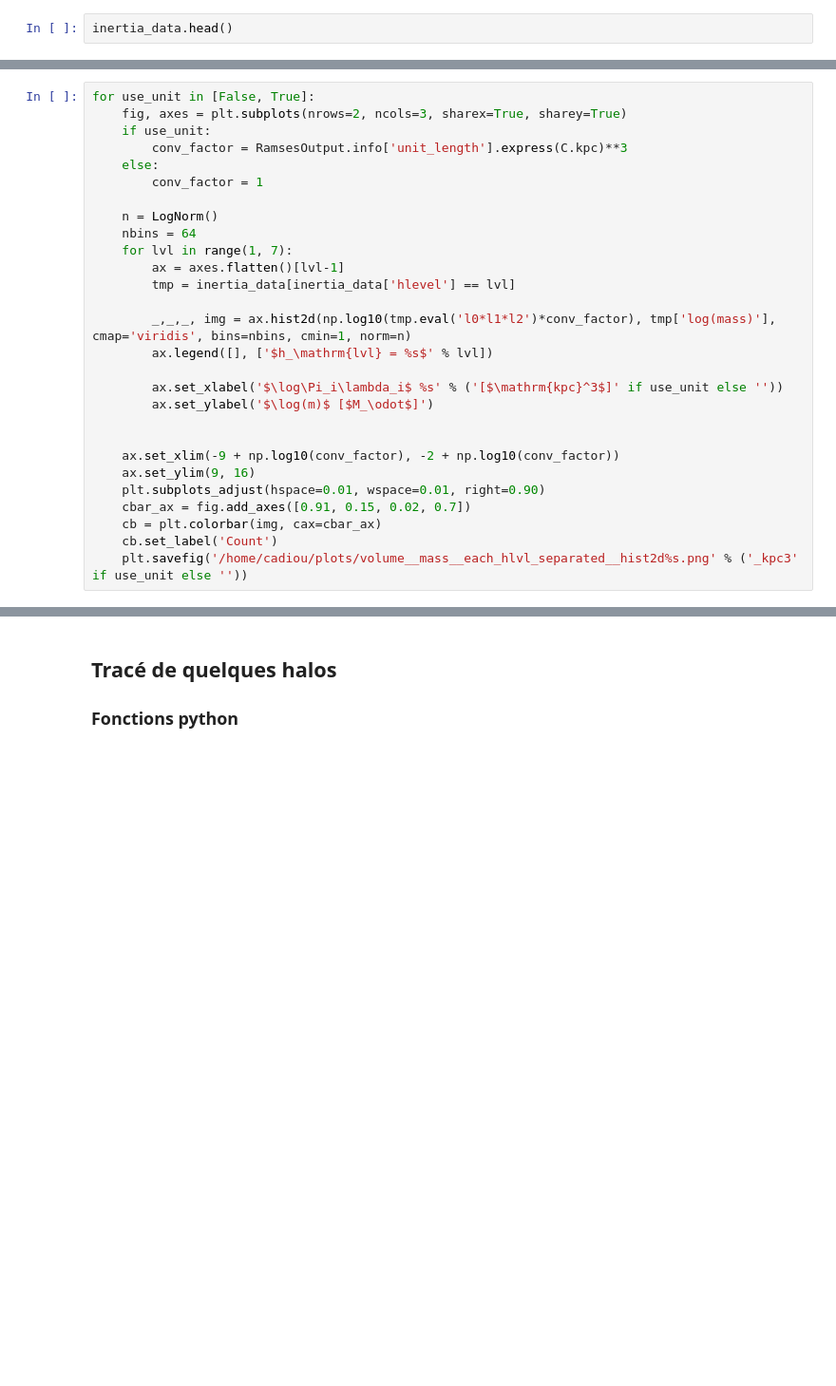
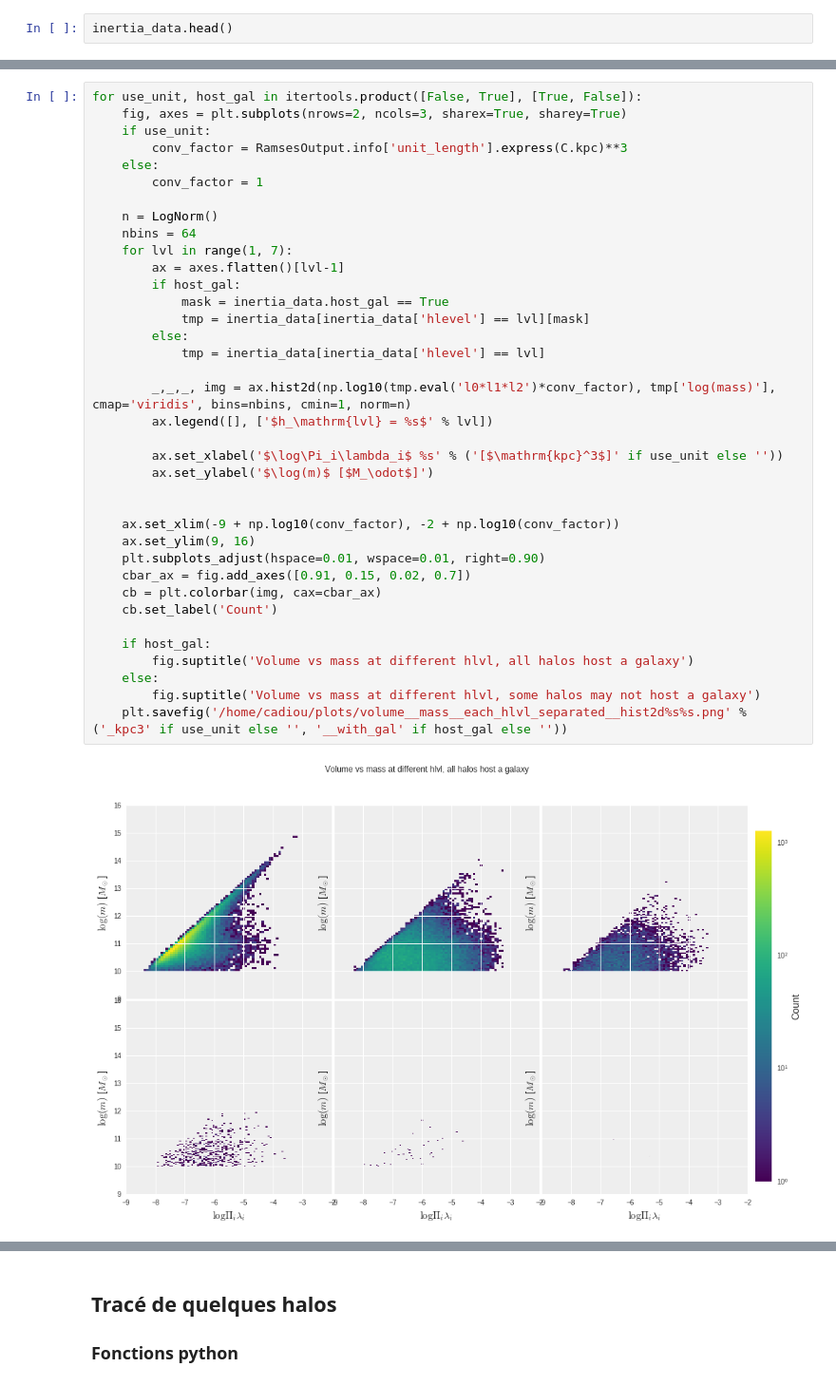
Before and after one commit to cphyc/cosmo_z17to0, a Jupyter notebook: Analyse inertia.ipynb, the cells around one changed output, grey strips where cells are left out. Shown at 95% size. Cells and saved outputs as stored; diff of their text form; blank space fills up the shorter version.

```diff
--- a/Analyse inertia.ipynb
+++ b/Analyse inertia.ipynb
@@ -906,28 +909,39 @@ for use_unit in [False, True]:
 # %%
-for use_unit in [False, True]:
+for use_unit, host_gal in itertools.product([False, True], [True, False]):
     fig, axes = plt.subplots(nrows=2, ncols=3, sharex=True, sharey=True)
     if use_unit:
         conv_factor = RamsesOutput.info['unit_length'].express(C.kpc)**3
     else:
         conv_factor = 1
 
     n = LogNorm()
     nbins = 64
     for lvl in range(1, 7):
         ax = axes.flatten()[lvl-1]
-        tmp = inertia_data[inertia_data['hlevel'] == lvl]
+        if host_gal:
+            mask = inertia_data.host_gal == True
+            tmp = inertia_data[inertia_data['hlevel'] == lvl][mask]
+        else:
+            tmp = inertia_data[inertia_data['hlevel'] == lvl]
 
         _,_,_, img = ax.hist2d(np.log10(tmp.eval('l0*l1*l2')*conv_factor), tmp['log(mass)'], cmap='viridis', bins=nbins, cmin=1, norm=n)
         ax.legend([], ['$h_\mathrm{lvl} = %s$' % lvl])
 
         ax.set_xlabel('$\log\Pi_i\lambda_i$ %s' % ('[$\mathrm{kpc}^3$]' if use_unit else ''))
         ax.set_ylabel('$\log(m)$ [$M_\odot$]')
 
 
     ax.set_xlim(-9 + np.log10(conv_factor), -2 + np.log10(conv_factor))
     ax.set_ylim(9, 16)
     plt.subplots_adjust(hspace=0.01, wspace=0.01, right=0.90)
     cbar_ax = fig.add_axes([0.91, 0.15, 0.02, 0.7])
     cb = plt.colorbar(img, cax=cbar_ax)
     cb.set_label('Count')
-    plt.savefig('/home/cadiou/plots/volume__mass__each_hlvl_separated__hist2d%s.png' % ('_kpc3' if use_unit else ''))
+
+    if host_gal:
+        fig.suptitle('Volume vs mass at different hlvl, all halos host a galaxy')
+    else:
+        fig.suptitle('Volume vs mass at different hlvl, some halos may not host a galaxy')
+    plt.savefig('/home/cadiou/plots/volume__mass__each_hlvl_separated__hist2d%s%s.png' % ('_kpc3' if use_unit else '', '__with_gal' if host_gal else ''))
+# %% [output]
+[figure, added]
```
Also changed, not shown: parts of 48 cells of this notebook.
